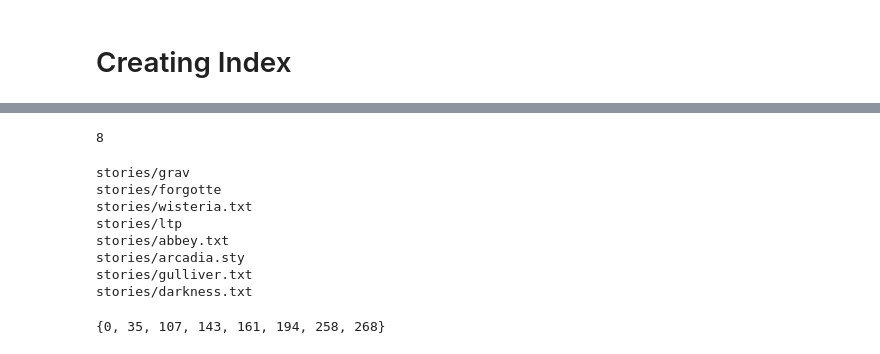
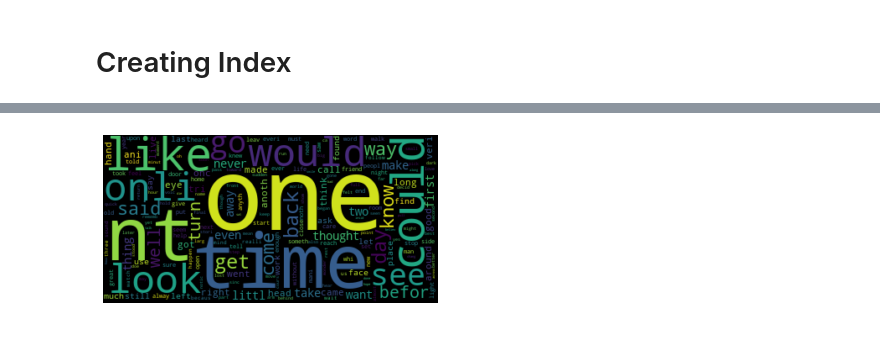
Before and after one commit to itissandeep98/IR2021_A1_34, a Jupyter notebook: main.ipynb, the cells around one changed output, grey strips where cells are left out. Drawn from its saved outputs; the diff is of its cells as text; code cells hidden in the pictures.

```diff
--- a/main.ipynb
+++ b/main.ipynb
@@ -34,12 +38,16 @@ class InvertedIndex():
 		return ''.join(ch for ch in text if ch.isalnum() and not ch.isdigit() and ch not in string.punctuation)
 
 	def preProcess(self,text):
+		stemmer = SnowballStemmer("english")
+		stopWords = set(stopwords.words('english'))
+
 		text = text.lower()
 		text_tokens = word_tokenize(text)
-		stopWords = set(stopwords.words('english'))
-		validTokens = list(set(text_tokens) - set(stopWords))
+		stemmedWords = list(set([stemmer.stem(word)    for word in text_tokens]))
+
+		validTokens = list(set(stemmedWords) - set(stopWords))
 		validTokens = [self.stripSpecialChar(x) for x in validTokens]
-		validTokens = [x for x in validTokens if len(x) > 1]
+		validTokens = set([x for x in validTokens if len(x) > 1])
 		return validTokens
 
 	def indexFile(self,file,fileId):
@@ -50,6 +58,14 @@ class InvertedIndex():
 			else:
 				self.db[i] = [fileId]
 
+	def generateWordcloud(self):
+		frequencyDict = {}
+		for key in self.db:
+			frequencyDict[key] = len(self.db[key])
+		wordcloud = WordCloud().generate_from_frequencies(frequencyDict)
+		plt.imshow(wordcloud, interpolation="bilinear")
+		plt.axis("off")
+
 	def save(self):
 		json.dump(self.db, open("output.json", "w"))
 # %% [markdown]
@@ -124,23 +95,4 @@ query.loadIndex("output.json")
-# %%
-queries=["stink","middle","pronounced"]
-output=Response(query.db[queries[0]])
-for i in tnrange(1,len(queries)):
-    curr=Response(query.db[queries[i]])
-    output=query.ANDNOT(curr,output)
-
-print(output)
-# %% [output]
-8
-# %%
-output.getMapping("mapping.json")
-output.data
-# %% [output]
-stories/grav
-stories/forgotte
-stories/wisteria.txt
-stories/ltp
-stories/abbey.txt
-stories/arcadia.sty
-stories/gulliver.txt
-stories/darkness.txt
-{0, 35, 107, 143, 161, 194, 258, 268}
+# %%
+index.generateWordcloud()
+# %% [output]
+[figure, added]
```
Also changed, not shown: parts of 6 cells of this notebook, 4 other files.
